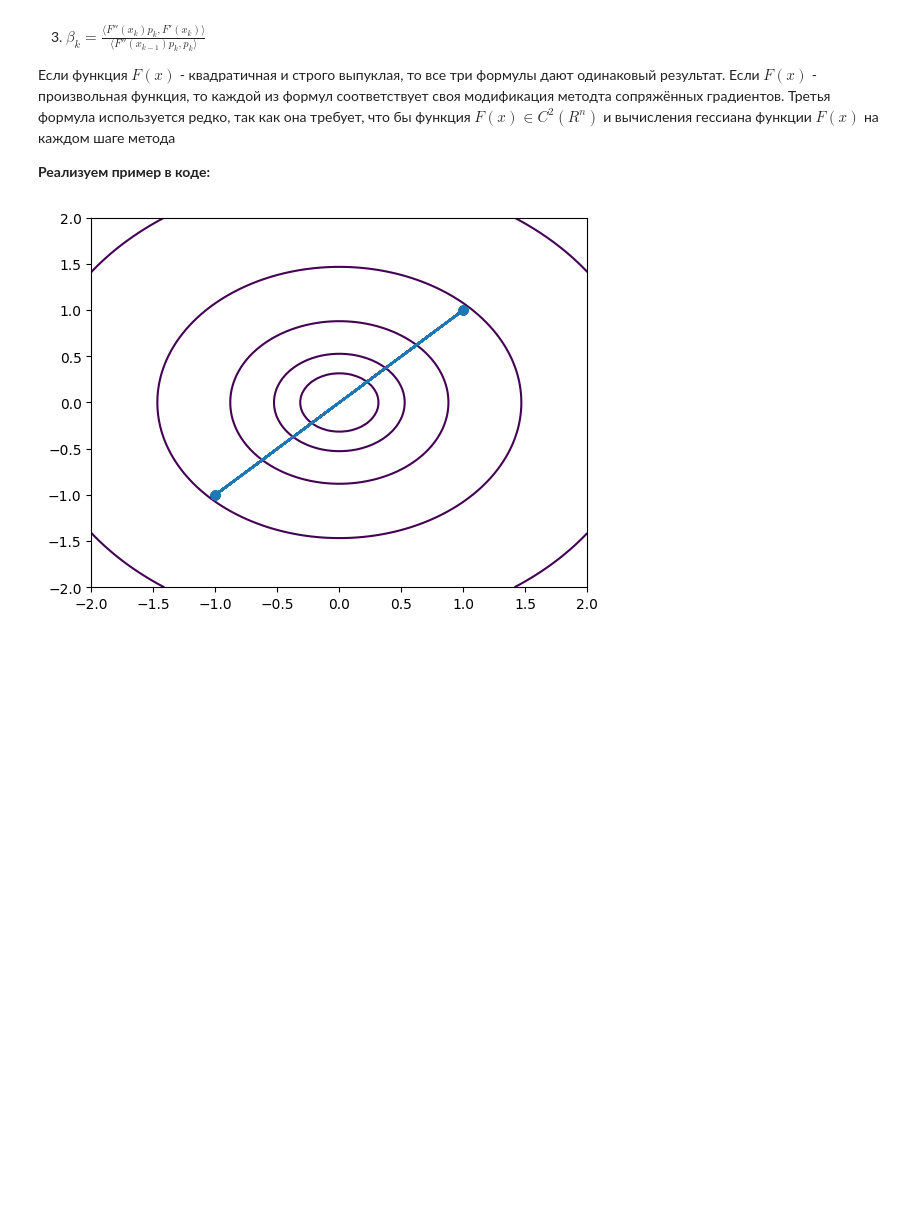
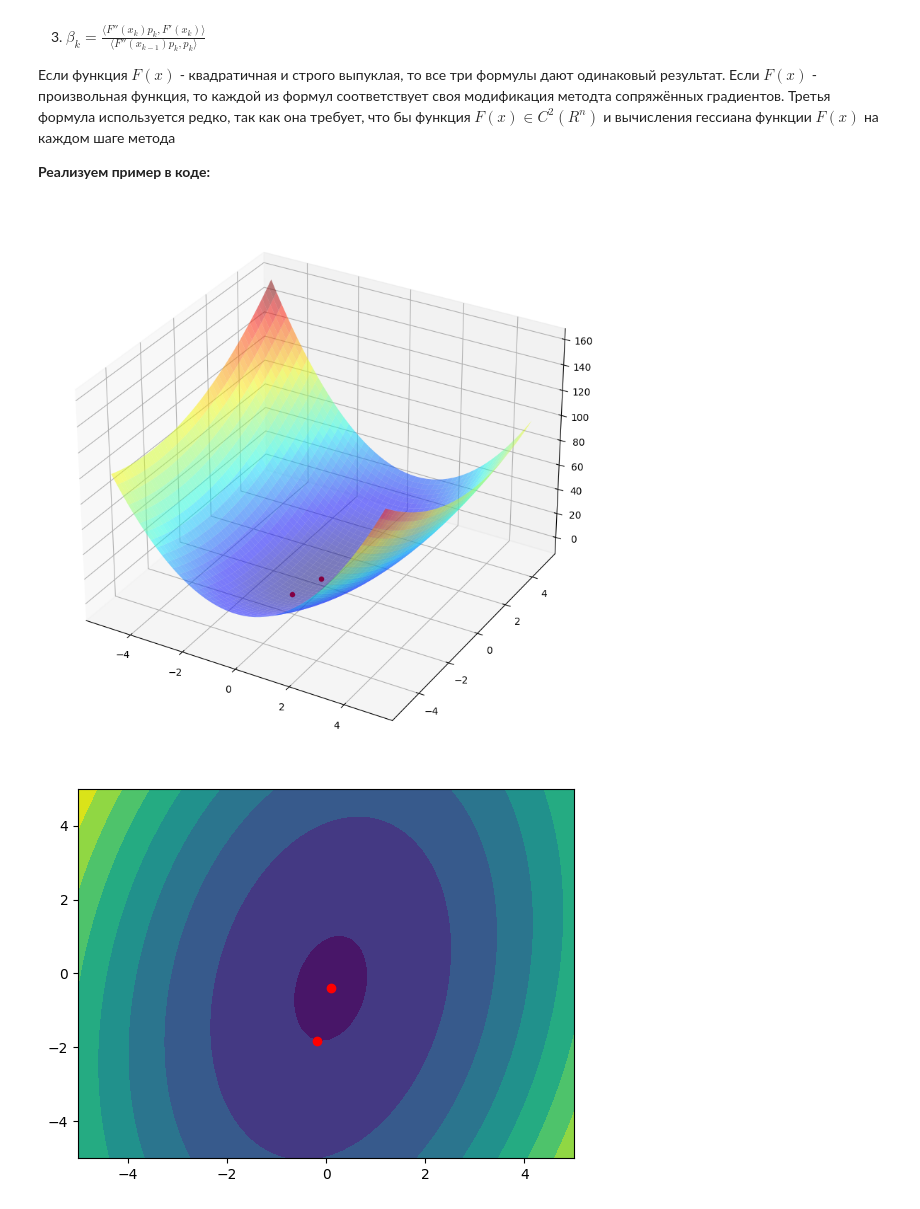
Before and after one commit to Iamnotagenius/Primat, a Jupyter notebook: lab-3/lab-3.ipynb, the cells around one changed output. Cells and saved outputs as stored; diff of their text form; code cells hidden in the pictures; blank space fills up the shorter version.

```diff
--- a/lab-3/lab-3.ipynb
+++ b/lab-3/lab-3.ipynb
@@ -85,7 +85,6 @@ def new_axes(f, grid=def_grid):
     return ax3d, axcont
 
 def scatter(axes, x, y, z, **kwargs):
-    print(f"scattering ({x}, {y}, {z})")
     axes[0].scatter(x, y, z, **kwargs)
     axes[1].scatter(x, y, **kwargs)
 
@@ -93,6 +92,7 @@ def scatter(axes, x, y, z, **kwargs):
 def gradient_descent(f, start_point, step_size, num_iterations):
     axes = new_axes(f)
     point = np.array(start_point)
+    scatter(axes, *point, f(point), color='r')
     for _ in range(num_iterations):
         point = point - step_size * grad(f, point)
         scatter(axes, *point, f(point), color='r')
@@ -100,9 +100,9 @@ def gradient_descent(f, start_point, step_size, num_iterations):
     plt.show()
 
 # зададим функцию, начальную точку и скорость спуска
-f = lambda x: x[0]**2 + x[1]**2
-# f = random_quadratic(2, 10)
-start_point = np.array([4, 4])
+# f = lambda x: x[0]**2 + x[1]**2
+f = random_quadratic(2, 4)
+start_point = np.array([4, -3])
 step_size = 0.1
 num_iterations = 20
 
@@ -127,7 +127,7 @@ $$\phi_k(\alpha) \le \phi_k(0) + c_1\alpha\phi'_k(0)$$
 **Реализуем пример в коде:**
 # %%
 # начальные значения
-x0 = np.array([3, 2])
+x0 = start_point
 alpha = 1
 beta = 0.5
 eps = 1e-5
@@ -232,32 +236,33 @@ $$p_{k+1}=-F'(x_k)+\beta_k p_k$$
 def hessian(f, x):
     return np.array([
         [dx(dx(f))(x), dy(dx(f))(x)],
         [dx(dy(f))(x), dy(dy(f))(x)]
     ])
 
 axes = new_axes(f)
 
 def fletcher_rives_method(f, x0, epsilon=0.0001, max_iter=1000):
     global grad
     x = x0
     g = grad(f, x)
     d = -g
     delta = np.dot(g, g)
     for _ in range(max_iter):
         alpha = delta / np.dot(d, np.dot(hessian(f, x), d))
         x = x + alpha*d
         scatter(axes, *x, f(x), color='red')
         grad_new = grad(f, x)
         delta_new = np.dot(grad_new, grad_new)
         beta = delta_new / delta
         d = -grad_new + beta*d
         g = grad_new
         delta = delta_new
         if abs(g[0]) < epsilon and abs(g[1]) < epsilon:
             break
     return x
-fletcher_rives_method(f, np.array([4, 3]))
+fletcher_rives_method(f, start_point)
 
 plt.show()
 # %% [output]
-[figure, old version]
+[figure, new version]
+[figure, added]
```
Also changed, not shown: parts of 3 cells of this notebook.
